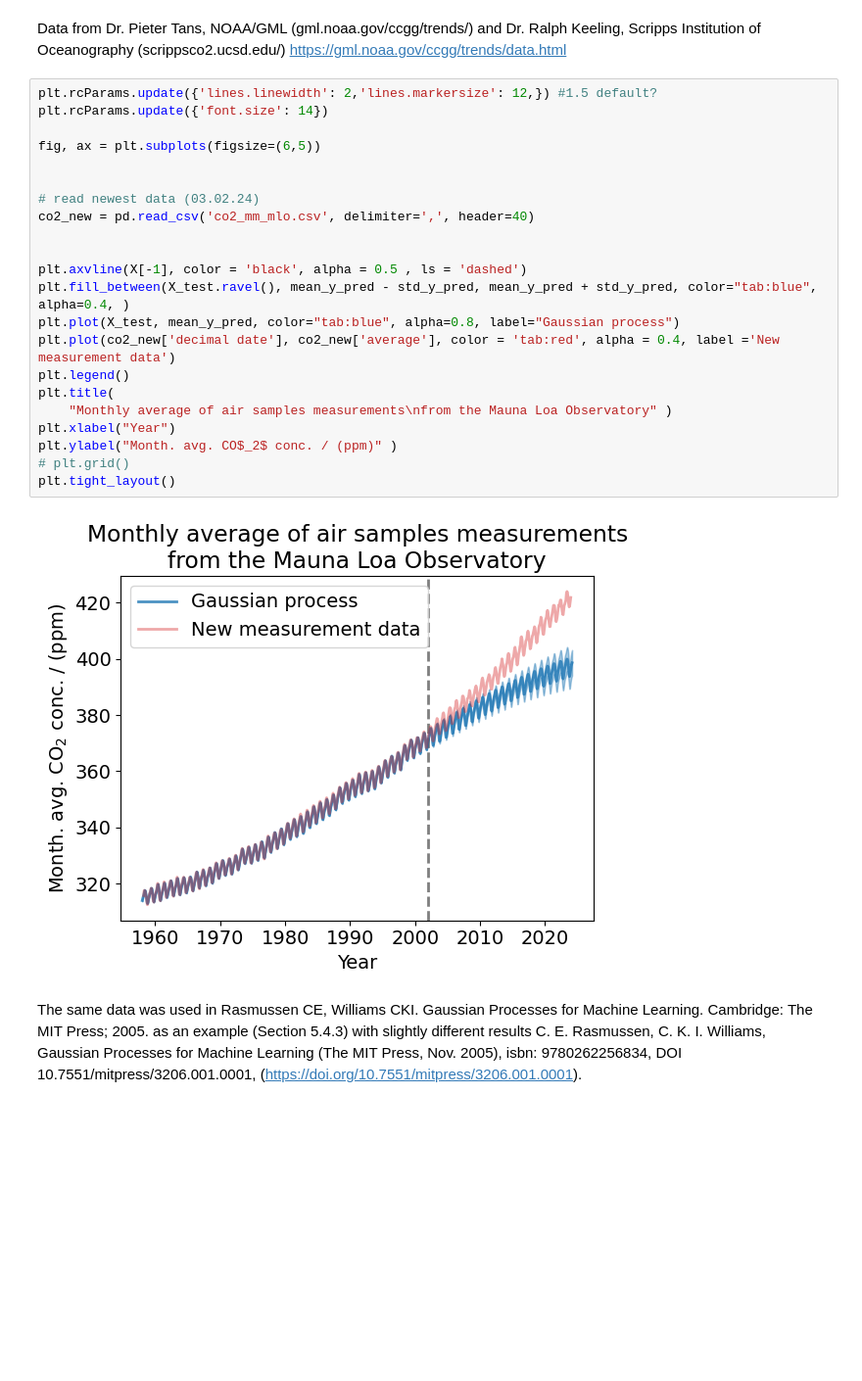
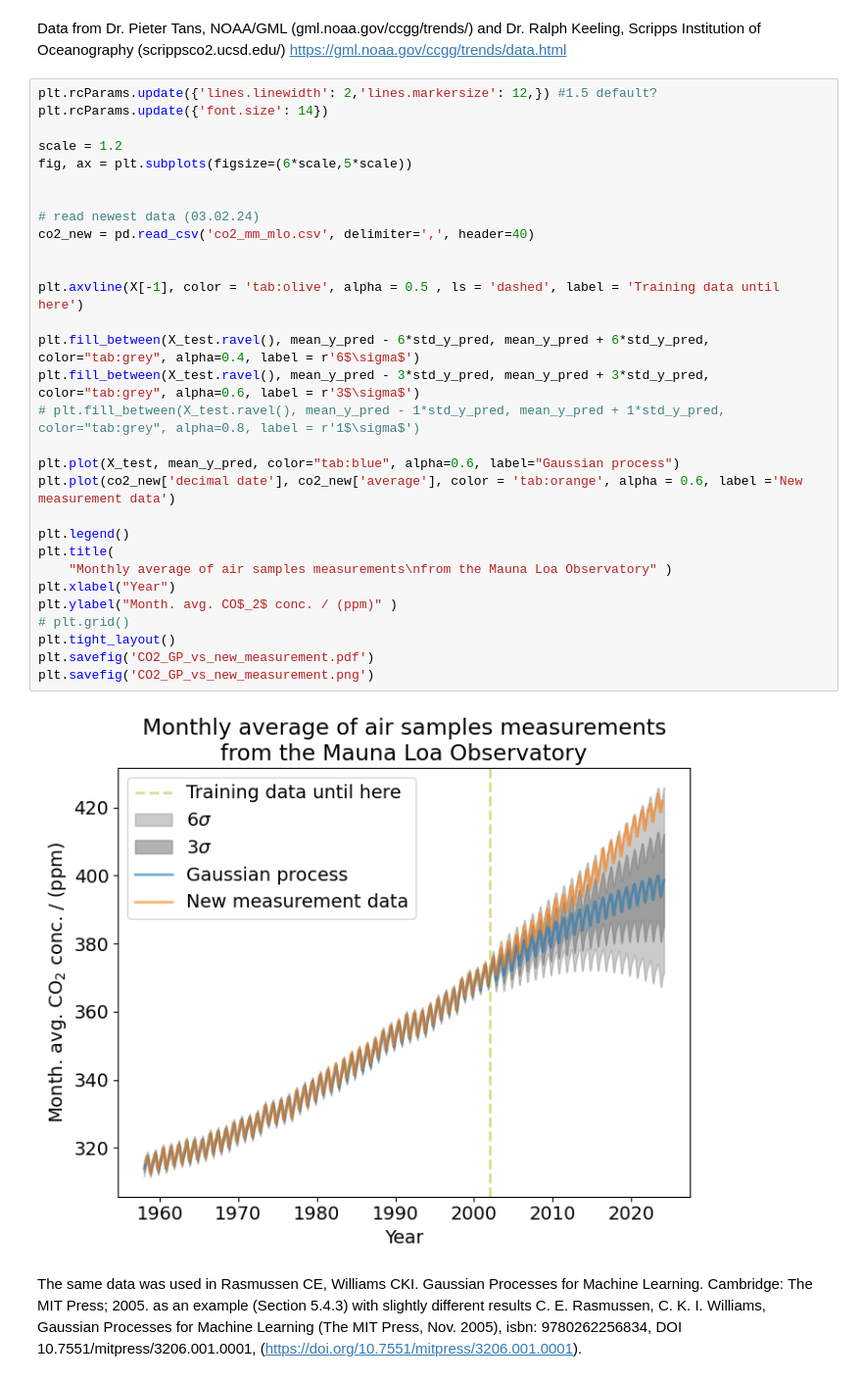
Before and after one commit to sebastian-k-physics/SciML_Gaussian_Processes, a Jupyter notebook: scikit-learn_example_plot_gpr_co2.ipynb, the cells around one changed output. Shown at 98% size. Drawn from its saved outputs; the diff is of its cells as text; blank space fills up the shorter version.

```diff
--- a/scikit-learn_example_plot_gpr_co2.ipynb
+++ b/scikit-learn_example_plot_gpr_co2.ipynb
@@ -245,27 +245,35 @@ Data from Dr. Pieter Tans, NOAA/GML (gml.noaa.gov/ccgg/trends/) and Dr. Ralph Ke
 # %%
 plt.rcParams.update({'lines.linewidth': 2,'lines.markersize': 12,}) #1.5 default?
 plt.rcParams.update({'font.size': 14})
 
-fig, ax = plt.subplots(figsize=(6,5))
+scale = 1.2
+fig, ax = plt.subplots(figsize=(6*scale,5*scale))
 
 
 # read newest data (03.02.24)
 co2_new = pd.read_csv('co2_mm_mlo.csv', delimiter=',', header=40)
 
 
-plt.axvline(X[-1], color = 'black', alpha = 0.5 , ls = 'dashed')
-plt.fill_between(X_test.ravel(), mean_y_pred - std_y_pred, mean_y_pred + std_y_pred, color="tab:blue", alpha=0.4, )
-plt.plot(X_test, mean_y_pred, color="tab:blue", alpha=0.8, label="Gaussian process")
-plt.plot(co2_new['decimal date'], co2_new['average'], color = 'tab:red', alpha = 0.4, label ='New measurement data')
+plt.axvline(X[-1], color = 'tab:olive', alpha = 0.5 , ls = 'dashed', label = 'Training data until here')
+
+plt.fill_between(X_test.ravel(), mean_y_pred - 6*std_y_pred, mean_y_pred + 6*std_y_pred, color="tab:grey", alpha=0.4, label = r'6$\sigma$')
+plt.fill_between(X_test.ravel(), mean_y_pred - 3*std_y_pred, mean_y_pred + 3*std_y_pred, color="tab:grey", alpha=0.6, label = r'3$\sigma$')
+# plt.fill_between(X_test.ravel(), mean_y_pred - 1*std_y_pred, mean_y_pred + 1*std_y_pred, color="tab:grey", alpha=0.8, label = r'1$\sigma$')
+
+plt.plot(X_test, mean_y_pred, color="tab:blue", alpha=0.6, label="Gaussian process")
+plt.plot(co2_new['decimal date'], co2_new['average'], color = 'tab:orange', alpha = 0.6, label ='New measurement data')
+
 plt.legend()
 plt.title(
     "Monthly average of air samples measurements\nfrom the Mauna Loa Observatory" )
 plt.xlabel("Year")
 plt.ylabel("Month. avg. CO$_2$ conc. / (ppm)" )
 # plt.grid()
 plt.tight_layout()
+plt.savefig('CO2_GP_vs_new_measurement.pdf')
+plt.savefig('CO2_GP_vs_new_measurement.png')
 # %% [output]
-[figure, old version]
+[figure, new version]
 # %% [markdown]
 The same data was used in Rasmussen CE, Williams CKI. Gaussian Processes for Machine Learning. Cambridge: The MIT Press; 2005. as an example (Section 5.4.3) with slightly different results
 C. E. Rasmussen, C. K. I. Williams, Gaussian Processes for Machine Learning (The MIT Press, Nov. 2005), isbn: 9780262256834, DOI 10.7551/mitpress/3206.001.0001, (https://doi.org/10.7551/mitpress/3206.001.0001).
```
Also changed, not shown: 14 other files.
